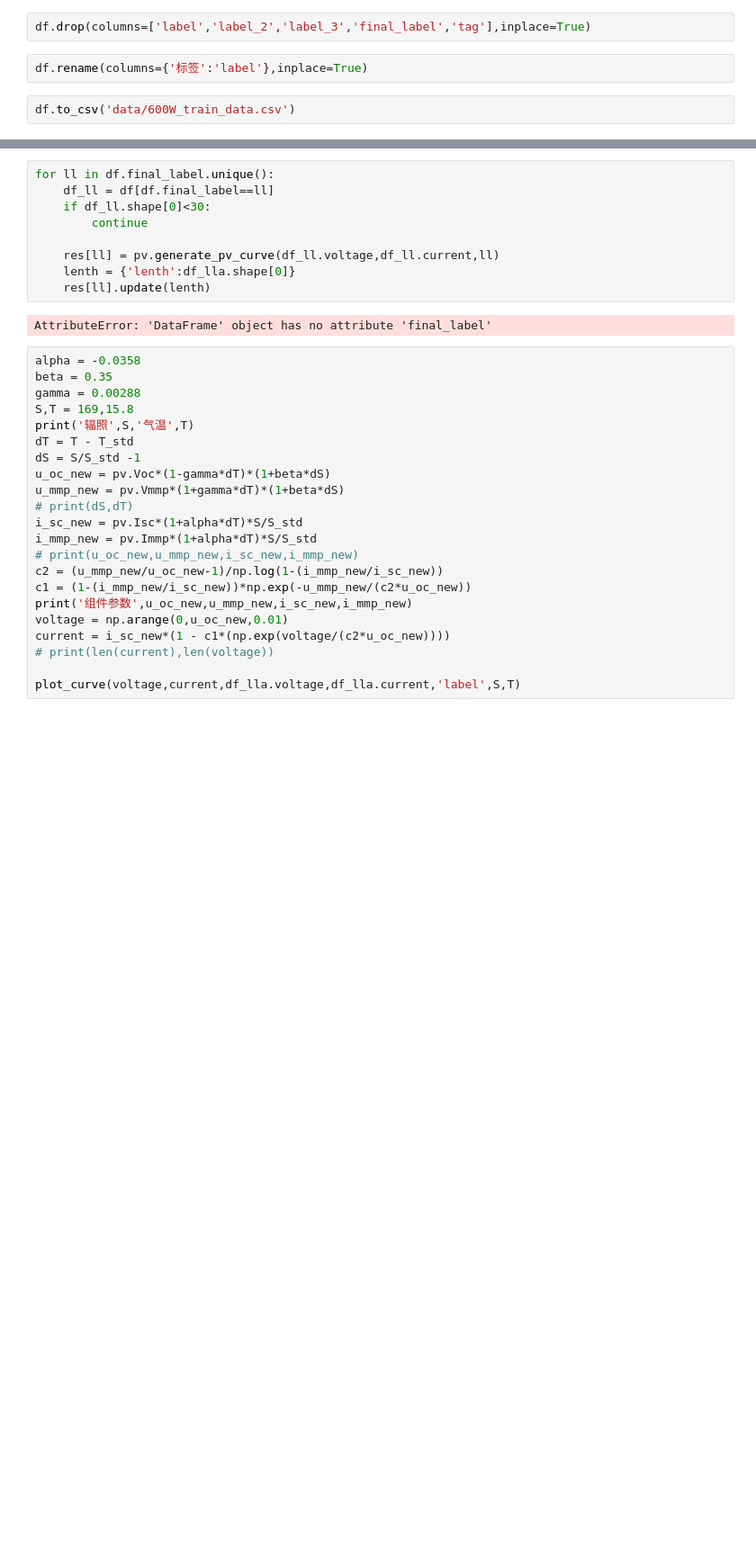
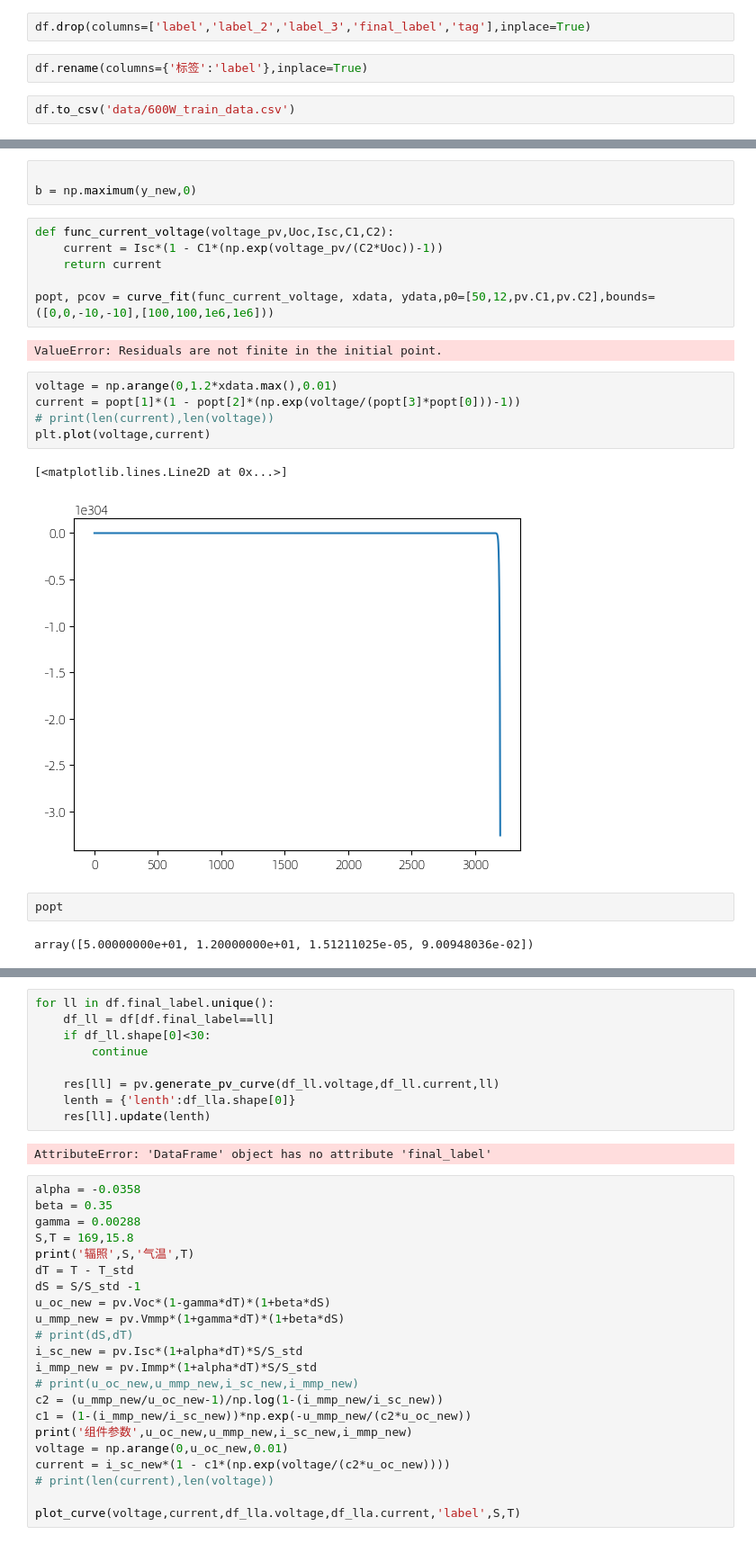
Before and after one commit to chenwt-87/mppt_aliyun, a Jupyter notebook: 组件数据标注.ipynb, the cells around one changed output, grey strips where cells are left out. Shown at 90% size. Saved outputs shown, nothing was run; the diff lists cells and outputs as text; blank space fills up the shorter version.

```diff
--- a/组件数据标注.ipynb
+++ b/组件数据标注.ipynb
@@ -340,0 +375,23 @@ df.to_csv('data/600W_train_data.csv')
+# %%
+
+b = np.maximum(y_new,0)
+# %%
+def func_current_voltage(voltage_pv,Uoc,Isc,C1,C2):
+    current = Isc*(1 - C1*(np.exp(voltage_pv/(C2*Uoc))-1))
+    return current
+
+popt, pcov = curve_fit(func_current_voltage, xdata, ydata,p0=[50,12,pv.C1,pv.C2],bounds=([0,0,-10,-10],[100,100,1e6,1e6]))
+# %% [output]
+ValueError: Residuals are not finite in the initial point.
+# %%
+voltage = np.arange(0,1.2*xdata.max(),0.01)
+current = popt[1]*(1 - popt[2]*(np.exp(voltage/(popt[3]*popt[0]))-1))
+# print(len(current),len(voltage))
+plt.plot(voltage,current)
+# %% [output]
+[<matplotlib.lines.Line2D at 0x...>]
+[figure, added]
+# %%
+popt
+# %% [output]
+array([5.00000000e+01, 1.20000000e+01, 1.51211025e-05, 9.00948036e-02])
```
Also changed, not shown: parts of 8 cells of this notebook, 7 other files.
